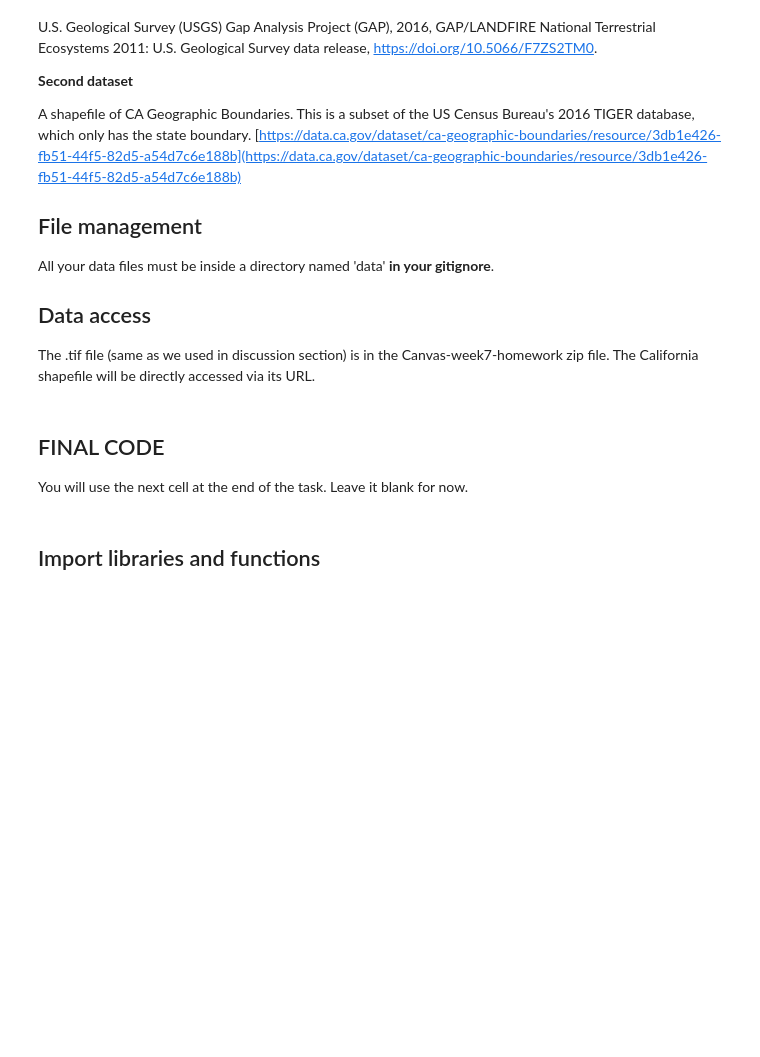
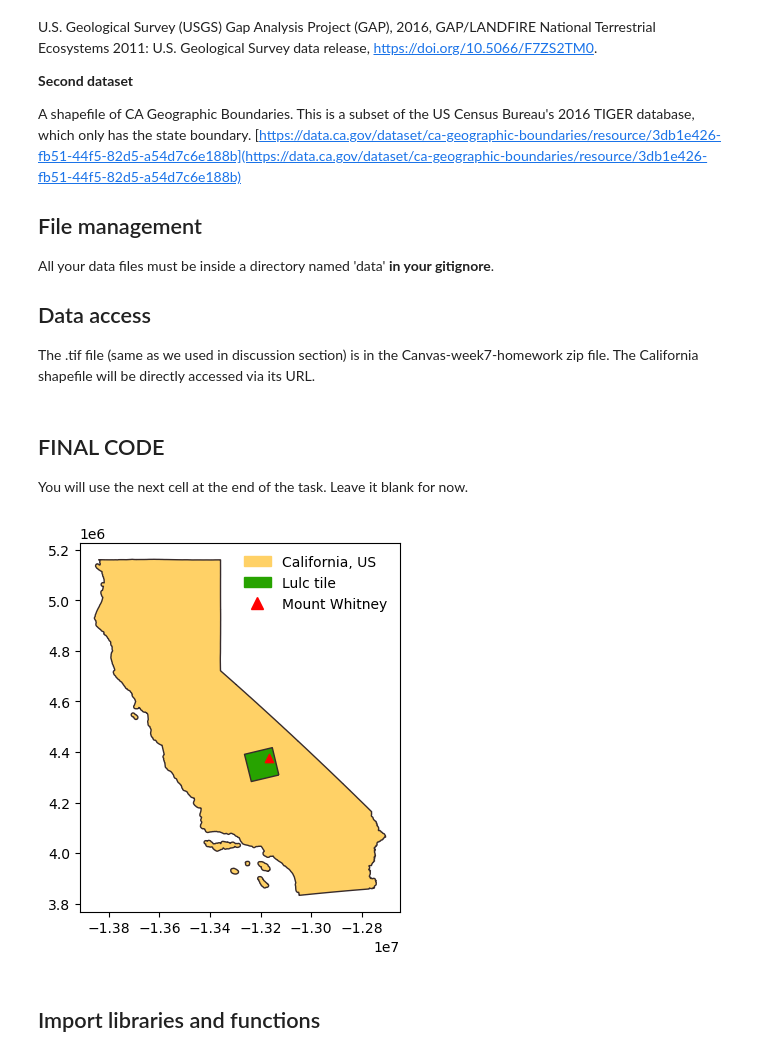
Before and after one commit to oksanaprotsukha/eds220-hwk-4, a Jupyter notebook: hwk4-task1-whitney-map.ipynb, the cells around one changed output. Saved outputs shown, nothing was run; the diff lists cells and outputs as text; code cells hidden in the pictures; blank space fills up the shorter version.

```diff
--- a/hwk4-task1-whitney-map.ipynb
+++ b/hwk4-task1-whitney-map.ipynb
@@ -42,6 +42,80 @@ The .tif file (same as we used in discussion section) is in the Canvas-week7-hom
 You will use the next cell at the end of the task. Leave it blank for now.
 # %%
 ### ===== FINAL CODE =====
+
+# import libraries and functions here
+import os
+import numpy as np
+import pandas as pd
+import matplotlib.pyplot as plt
+import matplotlib.patches as mpatches # for creating legends
+import matplotlib.lines as mlines # for adding markers to legends
+
+import rioxarray as rioxr
+import geopandas as gpd
+
+from shapely.geometry import box
+from shapely.geometry import Polygon
+from shapely.geometry import Point
+
+### ===== IMPORT DATA =====
+
+# Import raster file
+lulc = rioxr.open_rasterio(os.path.join(os.getcwd(),'data','land_cover.tif'))
+
+# Import California shape file
+url = 'https://data.ca.gov/dataset/e212e397-1277-4df3-8c22-40721b095f33/resource/3db1e426-fb51-44f5-82d5-a54d7c6e188b/download/ca-state-boundary.zip'
+ca = gpd.read_file(url)
+
+### ===== BOUNDING BOX =====
+
+# create a polygon for land cover in the vicinity of Mount Whitney
+bbox = box(*lulc.rio.bounds())
+
+# transform the polygon into a geoDataFrame
+bbox = gpd.GeoDataFrame(geometry = [bbox],
+                       crs = lulc.rio.crs)
+
+### ===== MOUNT WHITNEY LOCATION =====
+
+# Mount Whitney Coordinates: 36.57845° N latitude and -118.2922° W longitude (EPSG:4236)
+mt_whitney_coords = [[-118.25983, 36.55933]]
+
+# Create geodataframe for Mount Whitney
+mt_whitney = gpd.GeoDataFrame(geometry=[Point(mt_whitney_coords)],
+                           crs='EPSG:4236')
+
+### ===== UPDATES =====
+
+# Update mt_whitney CRS
+mt_whitney = mt_whitney.to_crs(ca.crs)
+
+# Update bbox CRS
+bbox = bbox.to_crs(ca.crs)
+
+### ===== MAP =====
+
+fig, ax = plt.subplots()
+
+# Plot California shapefile
+ca.plot(ax=ax, color='#ffd166', edgecolor = '#372b2b')
+ca_patch = mpatches.Patch(color='#ffd166', label='California, US')
+
+# Plot lulc mask: region around Mount Whitney in California
+bbox.plot(ax=ax, color='#27a300', edgecolor = '#372b2b')
+bbox_patch = mpatches.Patch(color='#27a300', label='Lulc tile')
+
+# Plot Mount Whitney location
+mt_whitney.plot(ax=ax, color='red', marker='^')
+mt_whitney_marker = mlines.Line2D([], [], color='red', marker='^', markersize=8, linestyle='None',
+                                  label='Mount Whitney')
+
+# Add legend
+ax.legend(handles=[ca_patch, bbox_patch, mt_whitney_marker], frameon=False, loc='upper right')
+
+plt.show()
+# %% [output]
+[figure, added]
 # %% [markdown]
 ## Import libraries and functions
 # %%
```
Also changed, not shown: parts of 12 cells of this notebook.
